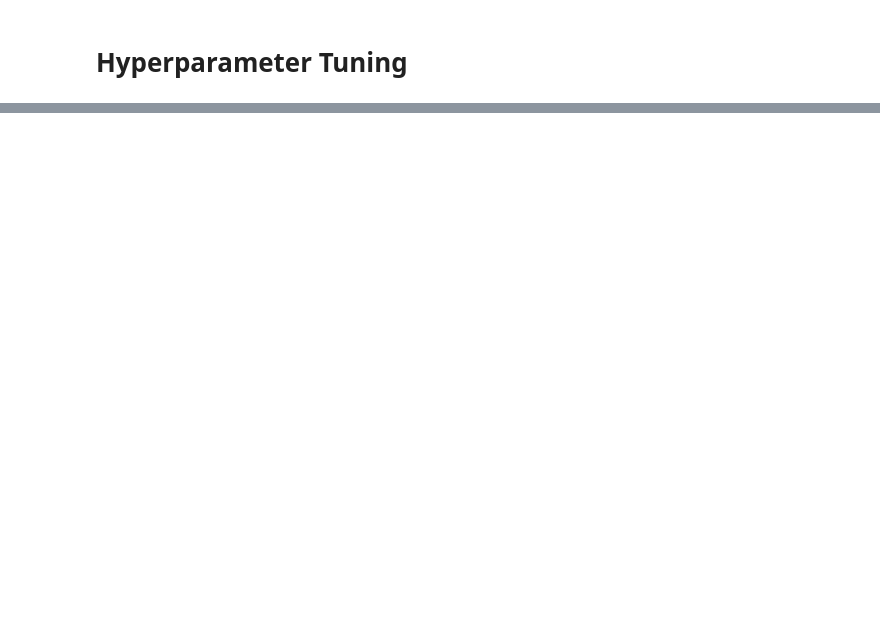
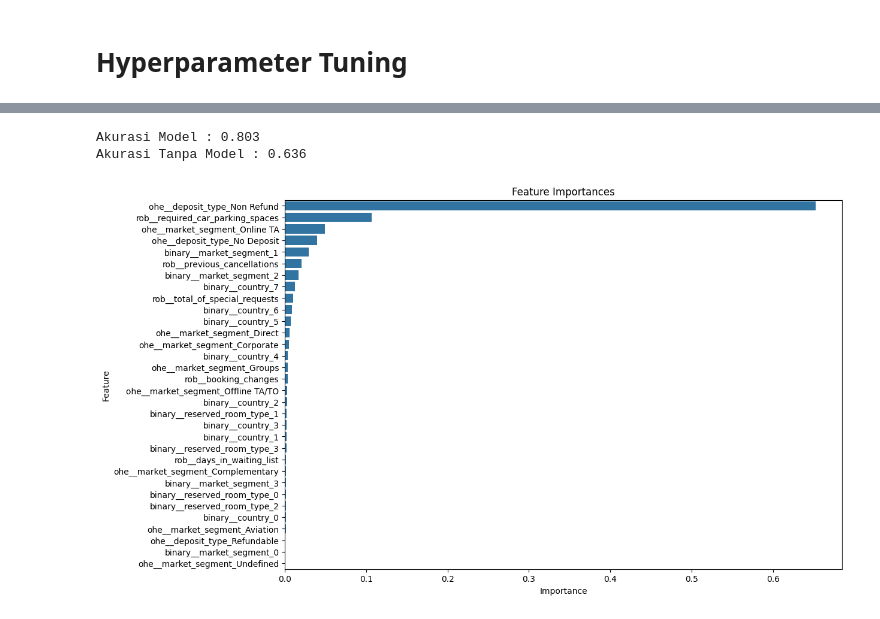
Before and after one commit to oriongyo/Capstone_III_Dhiyafath, a Jupyter notebook: caps3.ipynb, the cells around one changed output, grey strips where cells are left out. Drawn from its saved outputs; the diff is of its cells as text; code cells hidden in the pictures; blank space fills up the shorter version.

```diff
--- a/caps3.ipynb
+++ b/caps3.ipynb
@@ -656,0 +769,21 @@ df_benchmark.sort_values('AVG F1', ascending=False)
+# %%
+final_model = XGBClassifier(max_depth = None, learning_rate = 0.1, n_estimators = 300,subsample = 0.8 )
+
+final_model.fit(preprocessor.transform(xtrain), ytrain)
+
+ypred = final_model.predict(preprocessor.transform(xtest))
+
+f1 = f1_score(ytest, ypred, average='binary', pos_label=1)
+accuracy = accuracy_score(ytest, ypred)
+print(f"Final Model Test F1 Score: {f1:.4f}")
+print(f"Final Model Test Accuracy: {accuracy:.4f}")
+print("Classification Report:\n", classification_report(ytest, ypred))
+
+conf_matrix = confusion_matrix(ytest, ypred)
+
+plt.figure(figsize=(8, 6))
+sns.heatmap(conf_matrix, annot=True, fmt='d', cmap='Blues', annot_kws={"size": 12})
+plt.xlabel('Predicted labels')
+plt.ylabel('True labels')
+plt.title('Confusion Matrix')
+plt.show()
@@ -656,0 +803,46 @@ df_benchmark.sort_values('AVG F1', ascending=False)
+# %%
+total_data = 16634
+data_kelas_0 = 10577
+data_kelas_1 = 6057
+
+recall_kelas_0 = 0.89
+recall_kelas_1 = 0.65
+
+prediksi_benar_kelas_0 = recall_kelas_0 * data_kelas_0
+prediksi_benar_kelas_1 = recall_kelas_1 * data_kelas_1
+
+# Menghitung total prediksi benar
+total_prediksi_benar = prediksi_benar_kelas_0 + prediksi_benar_kelas_1
+
+# Menghitung akurasi penggunaan model
+akurasi_model = total_prediksi_benar / total_data
+
+# Menghitung akurasi tanpa model (prediksi kelas mayoritas)
+akurasi_tanpa_model = data_kelas_0 / total_data
+
+print(f'Akurasi Model : {akurasi_model:.3f}')
+print(f'Akurasi Tanpa Model : {akurasi_tanpa_model:.3f}')
+# %% [output]
+Akurasi Model : 0.803
+Akurasi Tanpa Model : 0.636
+# %%
+# Feature Importance
+feature_importances = final_model.feature_importances_
+feature_names = preprocessor.get_feature_names_out()
+
+# Create a DataFrame for better visualization
+importance_df = pd.DataFrame({
+    'Feature': feature_names,
+    'Importance': feature_importances
+})
+
+# Sort the DataFrame by importance
+importance_df = importance_df.sort_values(by='Importance', ascending=False)
+
+# Plot the feature importances
+plt.figure(figsize=(12, 8))
+sns.barplot(x='Importance', y='Feature', data=importance_df)
+plt.title('Feature Importances')
+plt.show()
+# %% [output]
+[figure, added]
```
Also changed, not shown: parts of 50 cells of this notebook, 3 other files.
